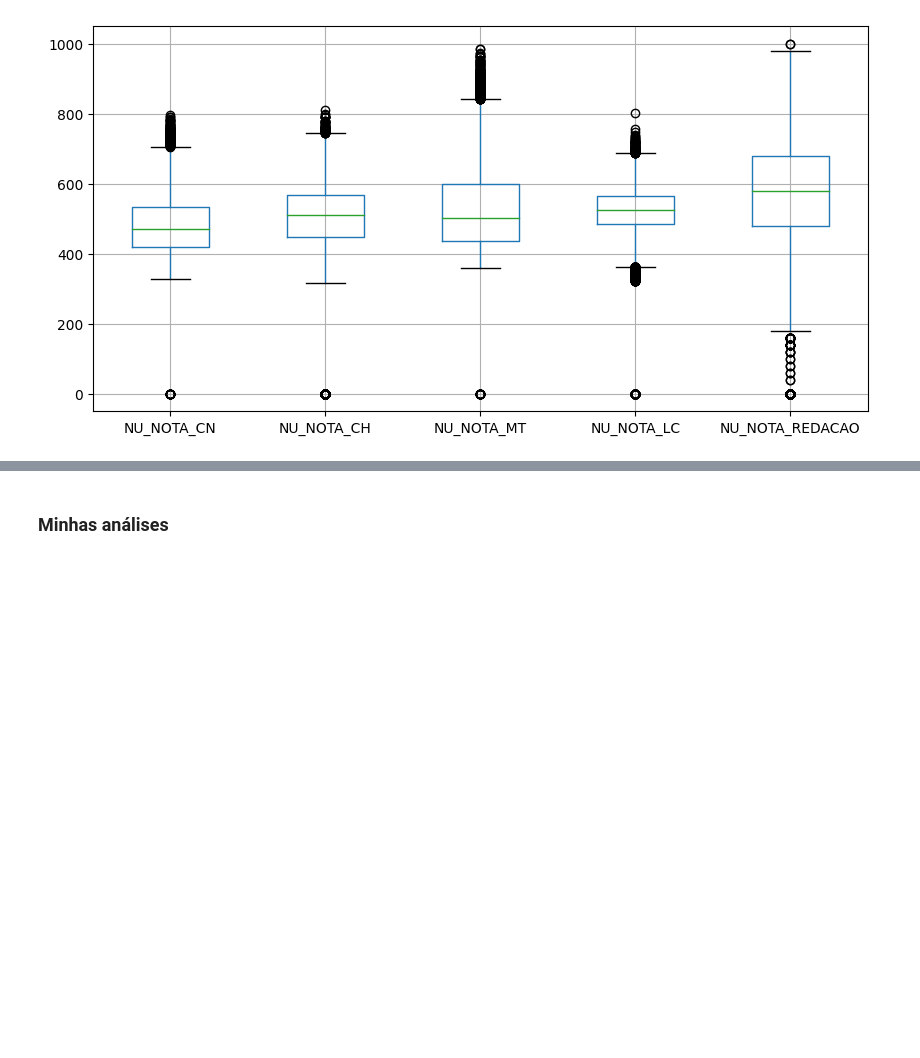
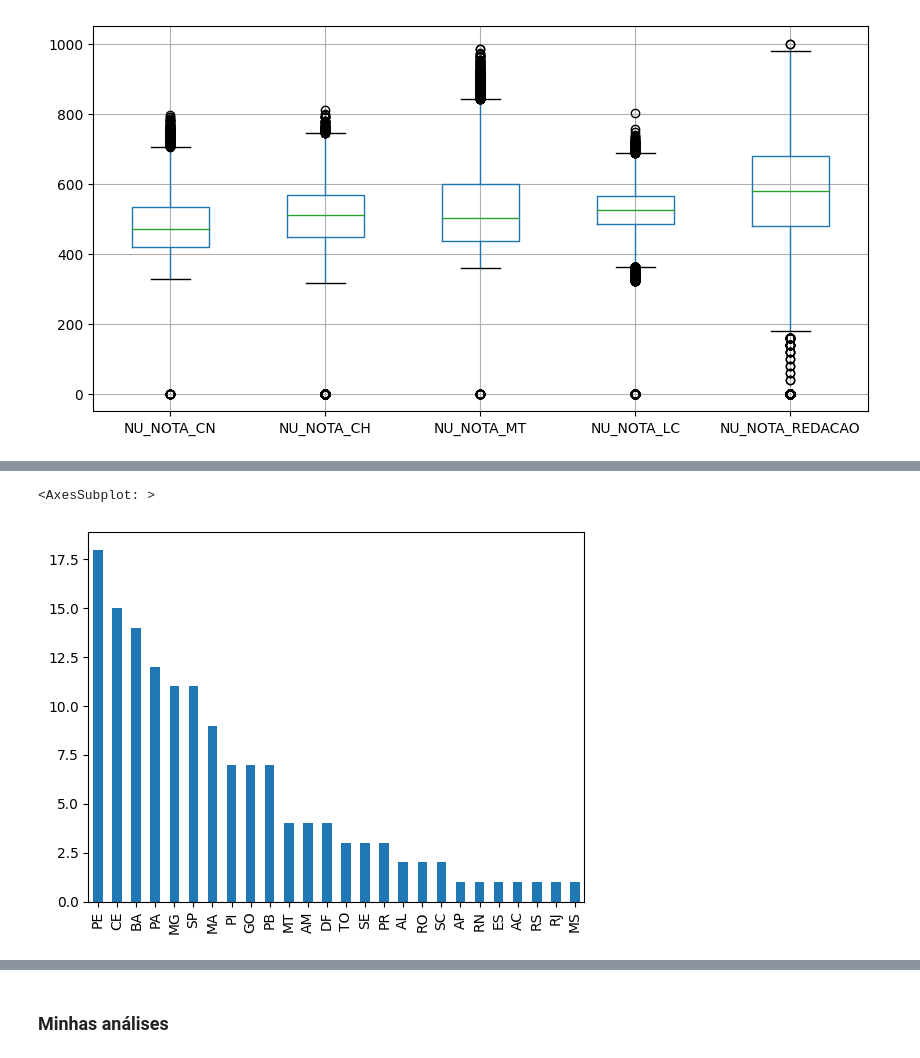
Before and after one commit to jonasnunes/Imersao_Dados_Educacao_no_Brasil, a Jupyter notebook: análise.ipynb, the cells around one changed output, grey strips where cells are left out. Cells and saved outputs as stored; diff of their text form; code cells hidden in the pictures; blank space fills up the shorter version.

```diff
--- a/análise.ipynb
+++ b/análise.ipynb
@@ -254,0 +303,6 @@ dados[provas].boxplot(grid = True, figsize = (10, 5))
+# %%
+# gráfico de barras
+dados.query('NU_IDADE <= 14')['SG_UF_RESIDENCIA'].value_counts().plot.bar()
+# %% [output]
+<AxesSubplot: >
+[figure, added]
```
Also changed, not shown: parts of 5 cells of this notebook, 1 other file.
